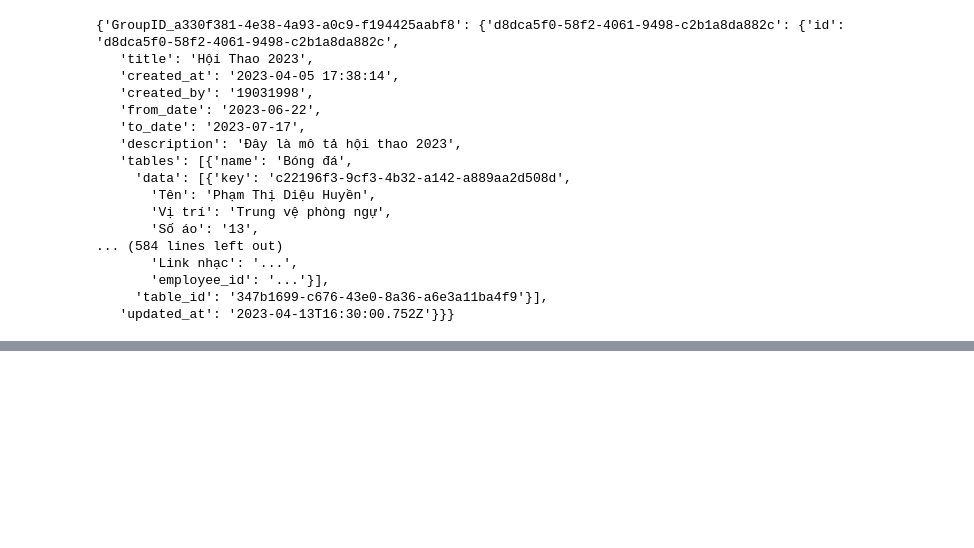
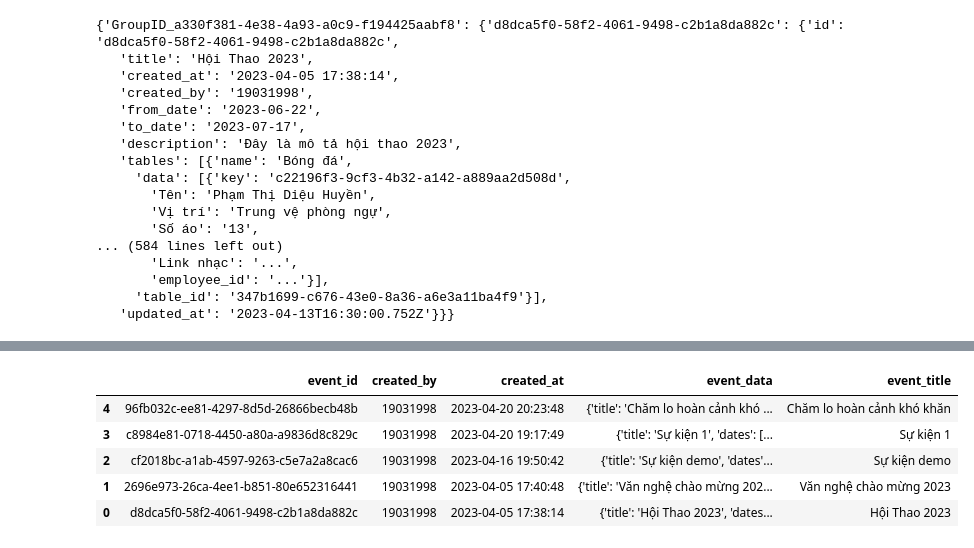
Before and after one commit to luonghuuthanhnam/working_app_python_backend, a Jupyter notebook: test.ipynb, the cells around one changed output, grey strips where cells are left out. Cells and saved outputs as stored; diff of their text form; code cells hidden in the pictures; blank space fills up the shorter version.

```diff
--- a/test.ipynb
+++ b/test.ipynb
@@ -197,0 +195,15 @@ emp_data = pd.read_excel(r"app\database\employee_data\final_employee_data.xlsx",
+# %%
+import pandas as pd
+event_db = pd.read_excel("app/database/event/event_db.xlsx", dtype=str)
+event_db = event_db.fillna("")
+# %%
+event_db.sort_values("created_at", inplace=True, ascending=False)
+# %%
+event_db
+# %% [output]
+|  | event_id | created_by | created_at | event_data | event_title |
+| 4 | 96fb032c-ee81-4297-8d5d-26866becb48b | 19031998 | 2023-04-20 20:23:48 | {'title': 'Chăm lo hoàn cảnh khó ... | Chăm lo hoàn cảnh khó khăn |
+| 3 | c8984e81-0718-4450-a80a-a9836d8c829c | 19031998 | 2023-04-20 19:17:49 | {'title': 'Sự kiện 1', 'dates': [... | Sự kiện 1 |
+| 2 | cf2018bc-a1ab-4597-9263-c5e7a2a8cac6 | 19031998 | 2023-04-16 19:50:42 | {'title': 'Sự kiện demo', 'dates'... | Sự kiện demo |
+| 1 | 2696e973-26ca-4ee1-b851-80e652316441 | 19031998 | 2023-04-05 17:40:48 | {'title': 'Văn nghệ chào mừng 202... | Văn nghệ chào mừng 2023 |
+| 0 | d8dca5f0-58f2-4061-9498-c2b1a8da882c | 19031998 | 2023-04-05 17:38:14 | {'title': 'Hội Thao 2023', 'dates... | Hội Thao 2023 |
```
Also changed, not shown: parts of 2 cells of this notebook.
